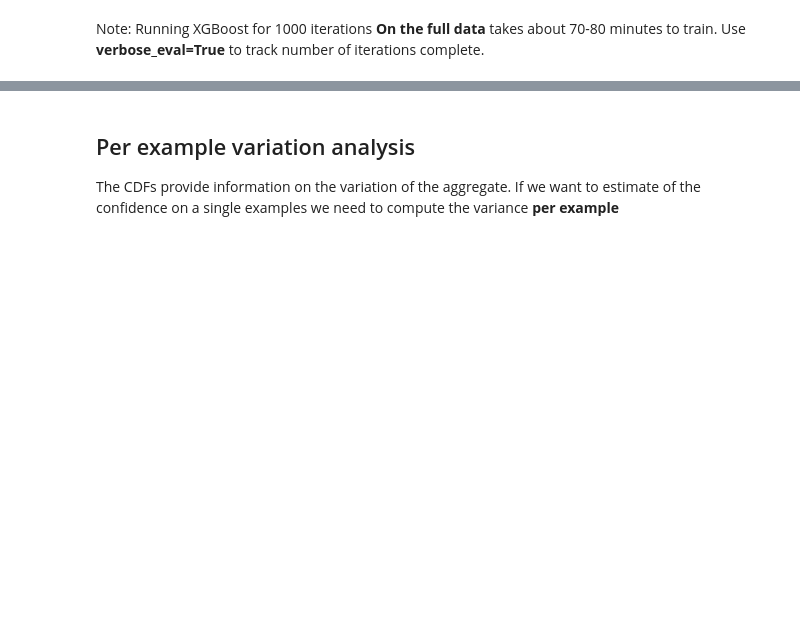
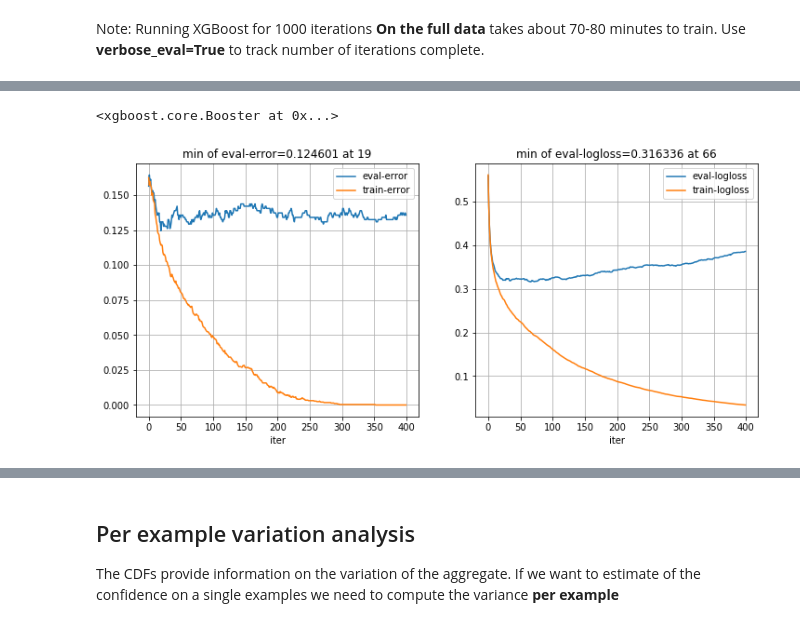
Before and after one commit to ucsd-edx/CSE255-DSE230-2018, a Jupyter notebook: Sections/Section4-Classification/XGBoost/XGBoost_Whales.ipynb, the cells around one changed output, grey strips where cells are left out. Cells and saved outputs as stored; diff of their text form; code cells hidden in the pictures; blank space fills up the shorter version.

```diff
--- a/Sections/Section4-Classification/XGBoost/XGBoost_Whales.ipynb
+++ b/Sections/Section4-Classification/XGBoost/XGBoost_Whales.ipynb
@@ -114,0 +169,5 @@ y_test = dtest.get_label()
+# %%
+test_xgboost(depth=3,num_round=400)
+# %% [output]
+<xgboost.core.Booster at 0x...>
+[figure, added]
```
Also changed, not shown: parts of 49 cells of this notebook, 3 other files.
